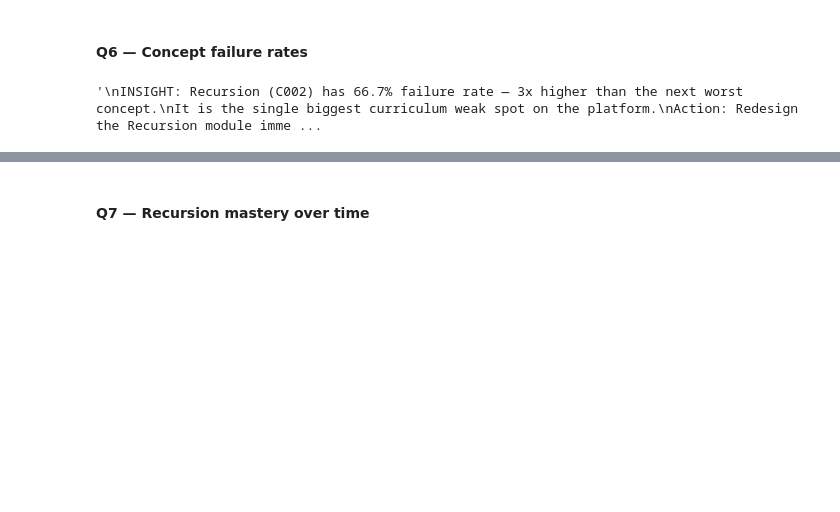
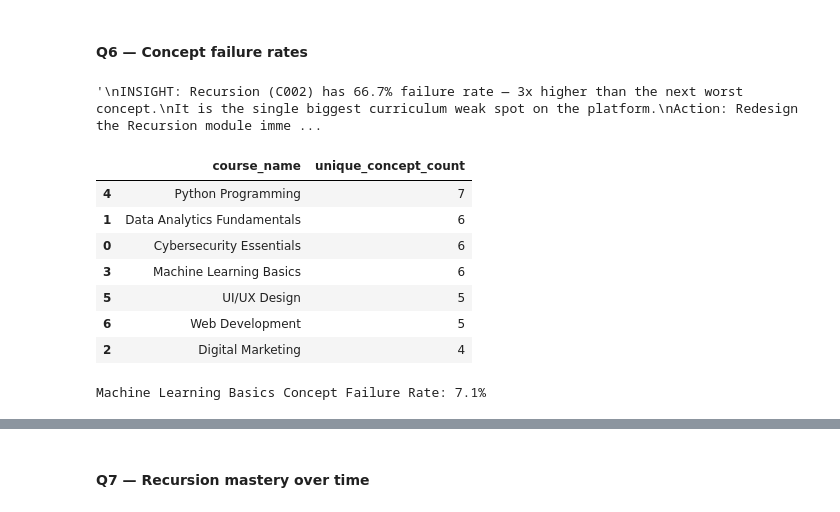
Before and after one commit to somia-moslhy/Student_Analysis, a Jupyter notebook: student_analysis.ipynb, the cells around one changed output, grey strips where cells are left out. Saved outputs shown, nothing was run; the diff lists cells and outputs as text; code cells hidden in the pictures; blank space fills up the shorter version.

```diff
--- a/student_analysis.ipynb
+++ b/student_analysis.ipynb
@@ -1282,3 +1282,25 @@ practice, checkpoint quiz before proceeding.
 """
 # %% [output]
 '\nINSIGHT: Recursion (C002) has 66.7% failure rate — 3x higher than the next worst concept.\nIt is the single biggest curriculum weak spot on the platform.\nAction: Redesign the Recursion module imme ...
+# %%
+# getting unique concepts per course
+concepts_per_course = cp_full.groupby('course_name')['concept_name'].nunique().reset_index()
+concepts_per_course.columns = ['course_name', 'unique_concept_count']
+concepts_per_course = concepts_per_course.sort_values('unique_concept_count', ascending=False)
+concepts_per_course
+# %% [output]
+|  | course_name | unique_concept_count |
+| 4 | Python Programming | 7 |
+| 1 | Data Analytics Fundamentals | 6 |
+| 0 | Cybersecurity Essentials | 6 |
+| 3 | Machine Learning Basics | 6 |
+| 5 | UI/UX Design | 5 |
+| 6 | Web Development | 5 |
+| 2 | Digital Marketing | 4 |
+# %%
+# calculate failure rate for machine learning basics
+ml_concepts = cp_full[cp_full['course_name'] == 'Machine Learning Basics']
+ml_fail_rate = (ml_concepts['mastery_status'] == 'failed').mean()
+print(f"Machine Learning Basics Concept Failure Rate: {ml_fail_rate:.1%}")
+# %% [output]
+Machine Learning Basics Concept Failure Rate: 7.1%
```
Also changed, not shown: parts of 8 cells of this notebook, 2 other files.
